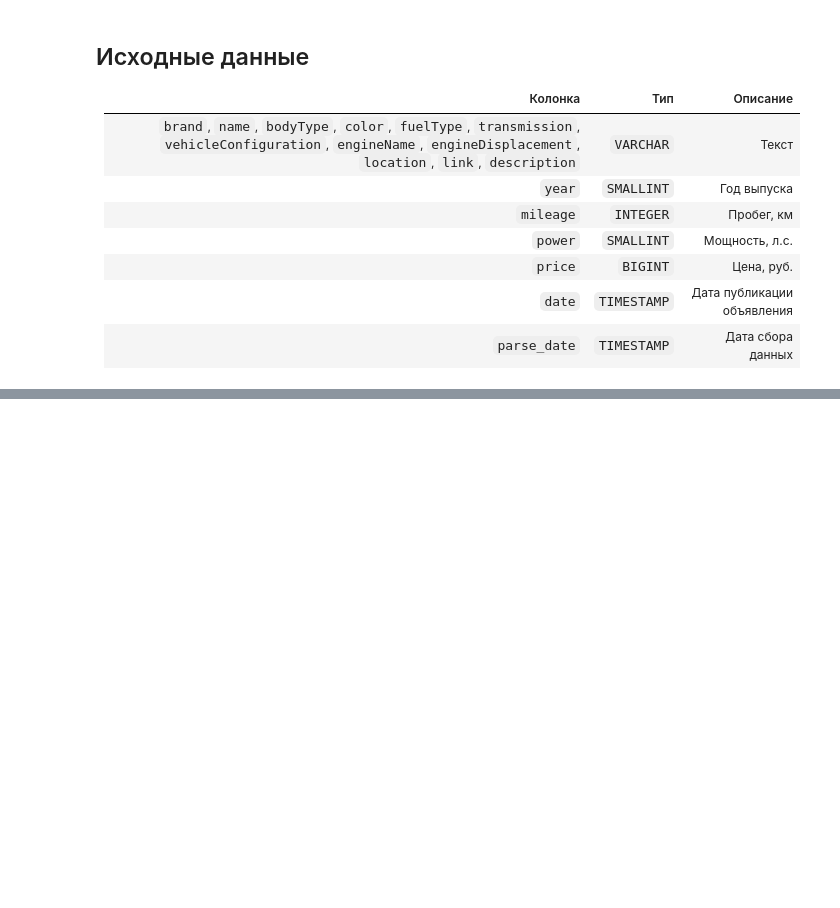
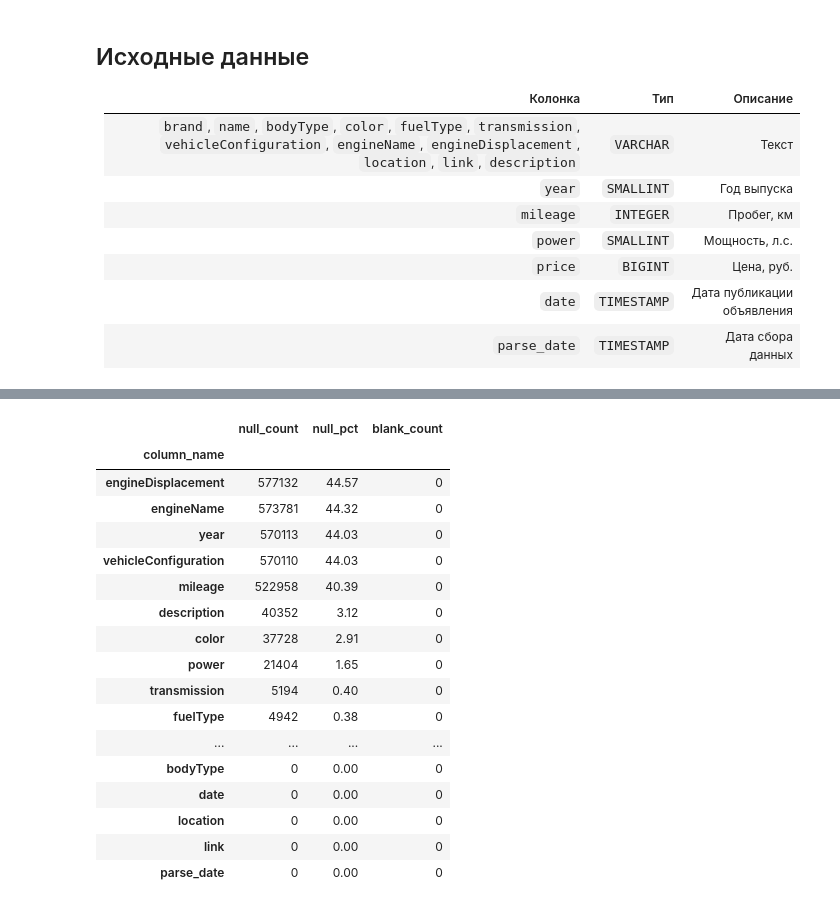
Before and after one commit to egrso/car-market-analysis, a Jupyter notebook: notebooks/01_data_loading.ipynb, the cells around one changed output, grey strips where cells are left out. Drawn from its saved outputs; the diff is of its cells as text; code cells hidden in the pictures; blank space fills up the shorter version.

```diff
--- a/notebooks/01_data_loading.ipynb
+++ b/notebooks/01_data_loading.ipynb
@@ -26,0 +23,23 @@ RAW_CSV, OUTPUT_PARQUET
+# %%
+from pathlib import Path
+import duckdb
+import pandas as pd
+from IPython.display import display
+
+pd.options.display.float_format = "{:,.2f}".format
+pd.options.display.max_colwidth = 90
+
+working_dir = Path.cwd().resolve()
+
+if (working_dir / "notebooks").is_dir() and (working_dir / "data").is_dir():
+    BASE_DIR = working_dir
+elif working_dir.name == "notebooks" and (working_dir.parent / "data").is_dir():
+    BASE_DIR = working_dir.parent
+else:
+    raise FileNotFoundError("Запустите ноутбук из корня проекта или папки notebooks.")
+
+RAW_CSV = BASE_DIR / "data" / "raw" / "all_regions.csv"
+OUTPUT_PARQUET = BASE_DIR / "data" / "processed" / "raw_typed.parquet"
+REBUILD_PARQUET = False
+
+RAW_CSV, OUTPUT_PARQUET
@@ -108,0 +114,3 @@ CSV прочитан DuckDB без загрузки в память, число
+# %%
+schema = con.execute("DESCRIBE cars_raw").df()
+schema
@@ -108,0 +200,37 @@ CSV прочитан DuckDB без загрузки в память, число
+# %%
+non_null_counts = con.execute("SELECT count(COLUMNS(*)) FROM cars_raw").df().iloc[0]
+missing = (total_rows - non_null_counts).to_frame("null_count")
+missing["null_pct"] = 100 * missing["null_count"] / total_rows
+
+text_columns = schema.loc[schema["column_type"] == "VARCHAR", "column_name"].tolist()
+blank_expressions = [
+    f'count(*) FILTER (WHERE "{column}" IS NOT NULL AND length(trim("{column}")) = 0) AS "{column}"'
+    for column in text_columns
+]
+blank_counts = con.execute("SELECT " + ", ".join(blank_expressions) + " FROM cars_raw").df().iloc[0]
+missing["blank_count"] = blank_counts.reindex(missing.index, fill_value=0).astype("int64")
+missing = missing.sort_values("null_count", ascending=False)
+missing.index.name = "column_name"
+
+missing.style.format({"null_pct": "{:.2f}"}).bar(
+    subset=["null_pct"], color="#93c5fd", vmin=0, vmax=100
+)
+# %% [output]
+|  | null_count | null_pct | blank_count |
+| column_name |  |  |  |
+| engineDisplacement | 577132 | 44.57 | 0 |
+| engineName | 573781 | 44.32 | 0 |
+| year | 570113 | 44.03 | 0 |
+| vehicleConfiguration | 570110 | 44.03 | 0 |
+| mileage | 522958 | 40.39 | 0 |
+| description | 40352 | 3.12 | 0 |
+| color | 37728 | 2.91 | 0 |
+| power | 21404 | 1.65 | 0 |
+| transmission | 5194 | 0.40 | 0 |
+| fuelType | 4942 | 0.38 | 0 |
+| ... | ... | ... | ... |
+| bodyType | 0 | 0.00 | 0 |
+| date | 0 | 0.00 | 0 |
+| location | 0 | 0.00 | 0 |
+| link | 0 | 0.00 | 0 |
+| parse_date | 0 | 0.00 | 0 |
```
Also changed, not shown: parts of 27 cells of this notebook, 2 other files.
